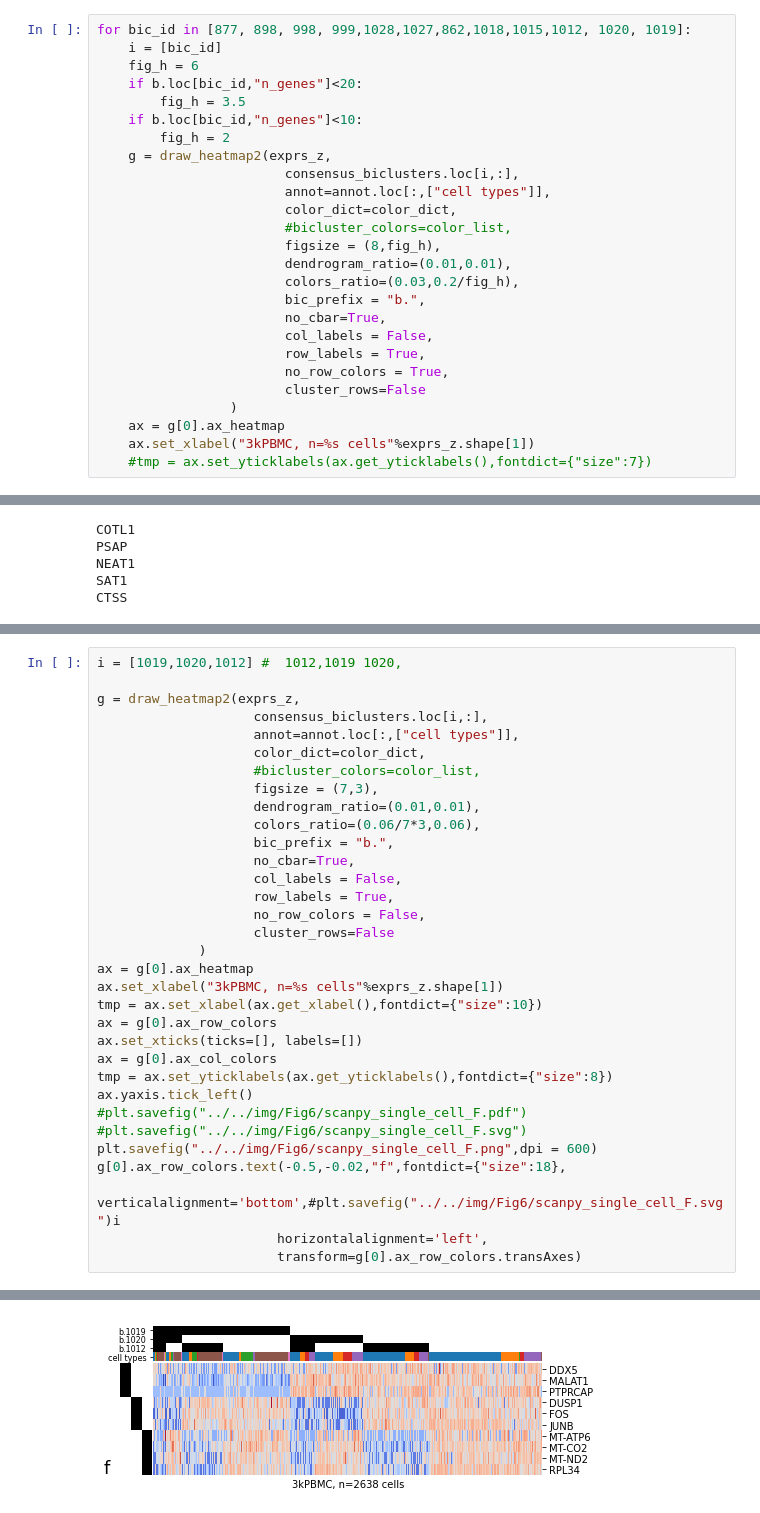
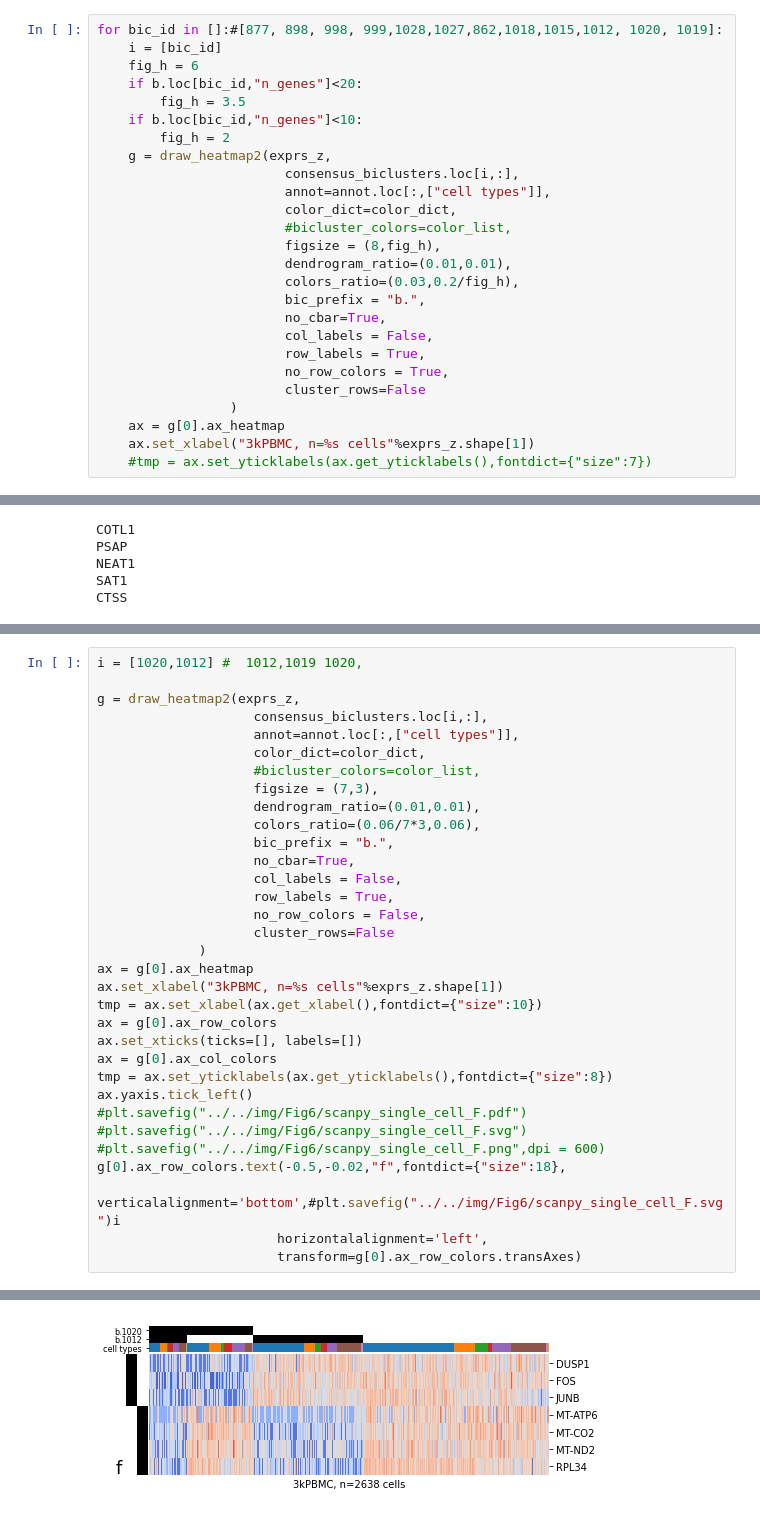
Before and after one commit to ozolotareva/unpast_paper, a Jupyter notebook: notebooks/scanpy_single_cell_UnPaSt_noregr.ipynb, the cells around one changed output, grey strips where cells are left out. Drawn from its saved outputs; the diff is of its cells as text.

Commit message:
single cell data analysis Fig. S21 updated

```diff
--- a/notebooks/scanpy_single_cell_UnPaSt_noregr.ipynb
+++ b/notebooks/scanpy_single_cell_UnPaSt_noregr.ipynb
@@ -443,5 +422,5 @@ b.loc[b["n_samples"]>100,:].head(30)
 # %%
-for bic_id in [877, 898, 998, 999,1028,1027,862,1018,1015,1012, 1020, 1019]:
+for bic_id in []:#[877, 898, 998, 999,1028,1027,862,1018,1015,1012, 1020, 1019]:
     i = [bic_id]
     fig_h = 6
     if b.loc[bic_id,"n_genes"]<20:
@@ -614,36 +576,36 @@ Text(-0.25, -0.02, 'c')
 # %%
-i = [1019,1020,1012] #  1012,1019 1020,
+i = [1020,1012] #  1012,1019 1020,
 
 g = draw_heatmap2(exprs_z,
                     consensus_biclusters.loc[i,:],
                     annot=annot.loc[:,["cell types"]],
                     color_dict=color_dict,
                     #bicluster_colors=color_list,
                     figsize = (7,3),
                     dendrogram_ratio=(0.01,0.01),
                     colors_ratio=(0.06/7*3,0.06),
                     bic_prefix = "b.",
                     no_cbar=True,
                     col_labels = False,
                     row_labels = True,
                     no_row_colors = False,
                     cluster_rows=False
              )
 ax = g[0].ax_heatmap
 ax.set_xlabel("3kPBMC, n=%s cells"%exprs_z.shape[1])
 tmp = ax.set_xlabel(ax.get_xlabel(),fontdict={"size":10})
 ax = g[0].ax_row_colors
 ax.set_xticks(ticks=[], labels=[])
 ax = g[0].ax_col_colors
 tmp = ax.set_yticklabels(ax.get_yticklabels(),fontdict={"size":8})
 ax.yaxis.tick_left()
 #plt.savefig("../../img/Fig6/scanpy_single_cell_F.pdf")
 #plt.savefig("../../img/Fig6/scanpy_single_cell_F.svg")
-plt.savefig("../../img/Fig6/scanpy_single_cell_F.png",dpi = 600)
+#plt.savefig("../../img/Fig6/scanpy_single_cell_F.png",dpi = 600)
 g[0].ax_row_colors.text(-0.5,-0.02,"f",fontdict={"size":18},
                         verticalalignment='bottom',#plt.savefig("../../img/Fig6/scanpy_single_cell_F.svg")i
                        horizontalalignment='left',
                        transform=g[0].ax_row_colors.transAxes)
 # %% [output]
 Text(-0.5, -0.02, 'f')
-[figure, old version]
+[figure, new version]
```
Also changed, not shown: parts of 15 cells of this notebook.
